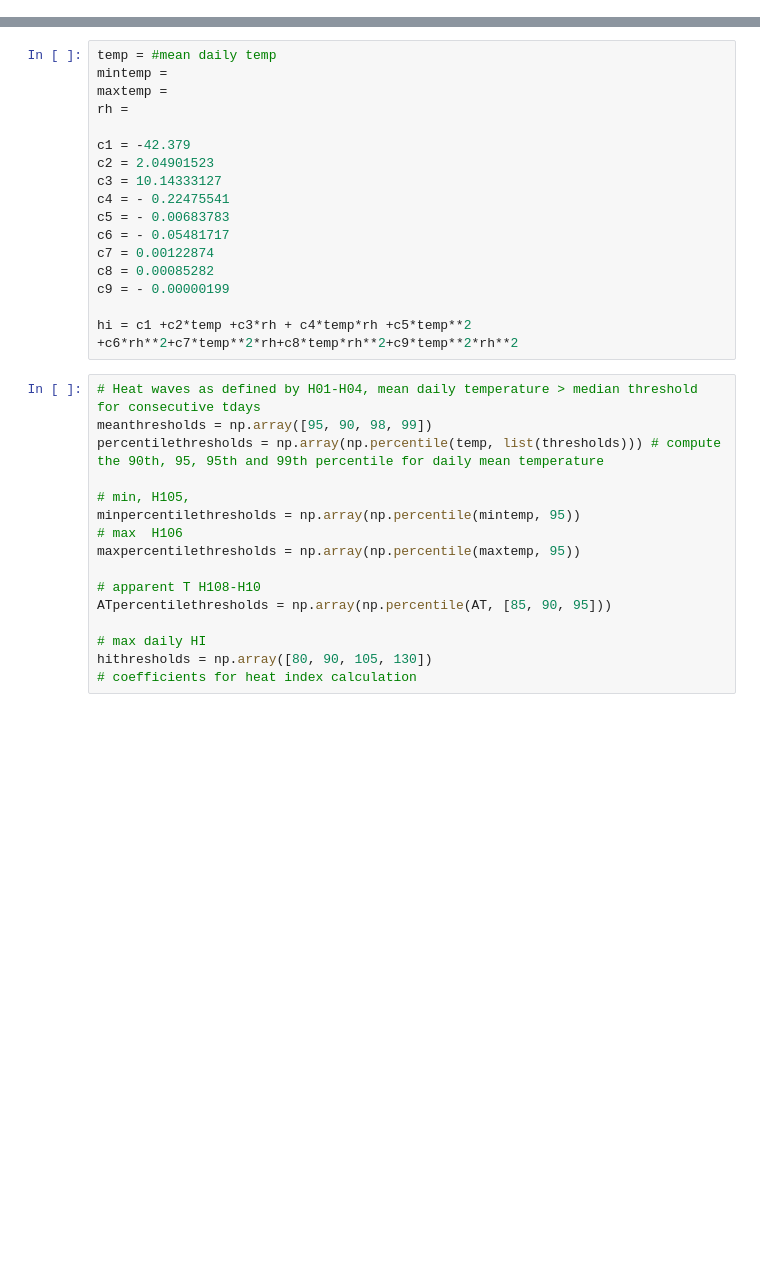
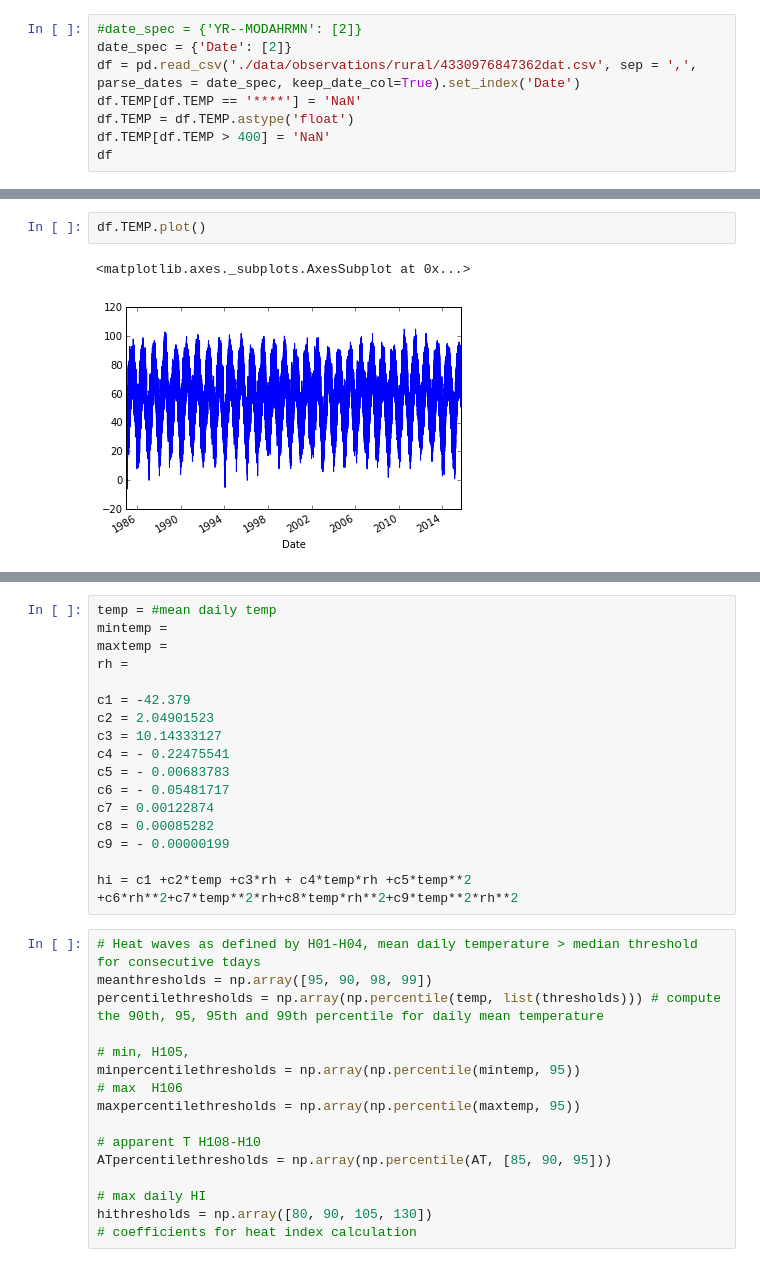
Before and after one commit to gottscott/cityheat, a Jupyter notebook: Bmore/heatwaveStatistics.ipynb, the cells around one changed output, grey strips where cells are left out. Drawn from its saved outputs; the diff is of its cells as text; blank space fills up the shorter version.

Commit message:
import script for hourly noaa data added

```diff
--- a/Bmore/heatwaveStatistics.ipynb
+++ b/Bmore/heatwaveStatistics.ipynb
@@ -2,0 +6,8 @@ import numpy as np
+# %%
+#date_spec = {'YR--MODAHRMN': [2]}
+date_spec = {'Date': [2]}
+df = pd.read_csv('./data/observations/rural/4330976847362dat.csv', sep = ',', parse_dates = date_spec, keep_date_col=True).set_index('Date')
+df.TEMP[df.TEMP == '****'] = 'NaN'
+df.TEMP = df.TEMP.astype('float')
+df.TEMP[df.TEMP > 400] = 'NaN'
+df
@@ -2,0 +37,5 @@ import numpy as np
+# %%
+df.TEMP.plot()
+# %% [output]
+<matplotlib.axes._subplots.AxesSubplot at 0x...>
+[figure, added]
```
Also changed, not shown: parts of 5 cells of this notebook.
